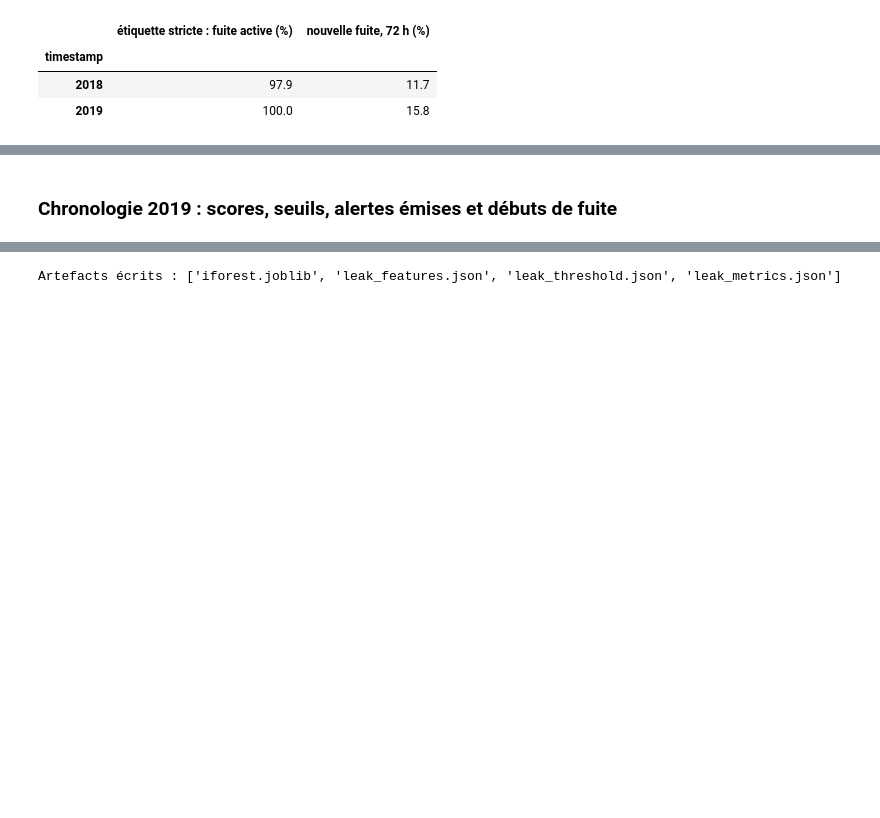
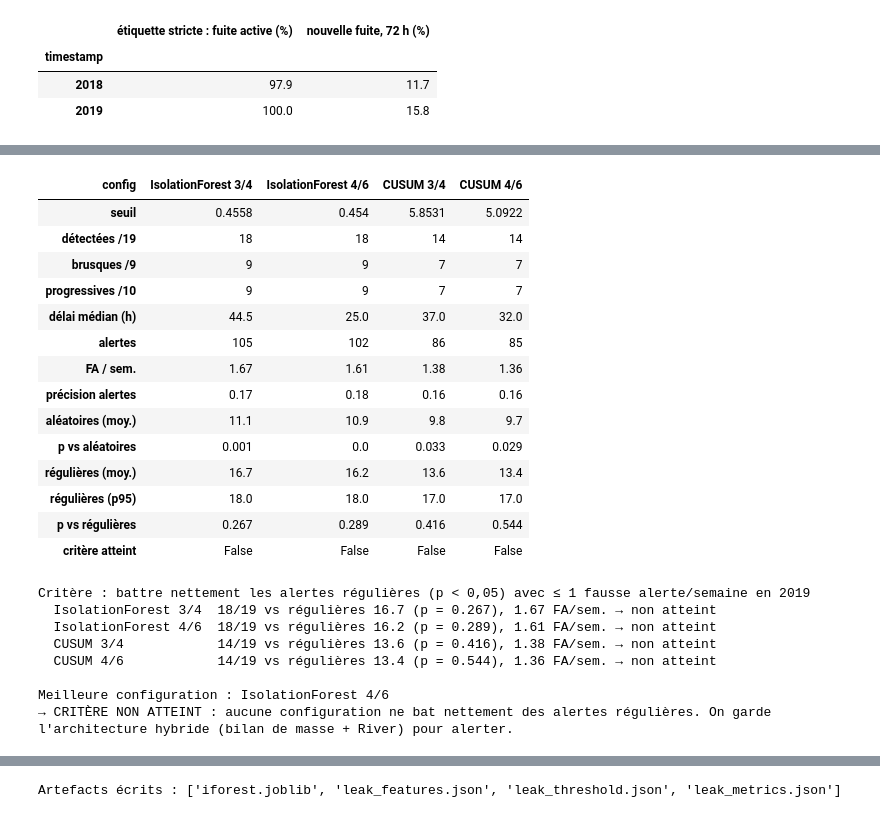
Before and after one commit to isragh11/kizuna_project, a Jupyter notebook: notebooks/03_leak_detection_battledim.ipynb, the cells around one changed output, grey strips where cells are left out. Saved outputs shown, nothing was run; the diff lists cells and outputs as text; code cells hidden in the pictures; blank space fills up the shorter version.

```diff
--- a/notebooks/03_leak_detection_battledim.ipynb
+++ b/notebooks/03_leak_detection_battledim.ipynb
@@ -472,13 +479,0 @@ Méthode la plus performante sur 2019 : IsolationForest
-# %%
-# Sensibilité au budget de fausses alertes (seuil recalé sur la validation à chaque fois)
-rows = []
-for budget in [0.5, 1.0, 2.0]:
-    for name, sc in SCORES.items():
-        thr_b, _ = calibrate(sc, budget)
-        m, _ = evaluate_alerts(incident_alerts(sc, thr_b), "test")
-        rows.append({"budget FA/sem. (val)": budget, "méthode": name, "détectées": m["detected"],
-                     "brusques": m["detected_abrupt"], "progressives": m["detected_incipient"],
-                     "FA/sem. (test)": round(m["fa_per_week"], 2),
-                     "délai médian (h)": round(m["median_delay_h"], 1)})
-budget_table = pd.DataFrame(rows).set_index(["budget FA/sem. (val)", "méthode"])
-budget_table
@@ -534,2 +480,54 @@ Détail par fuite — IsolationForest
-# %% [markdown]
-### Chronologie 2019 : scores, seuils, alertes émises et débuts de fuite
+# %%
+def row(key: str) -> dict:
+    m = results[key]["test"]
+    return {
+        "config": key, "seuil": round(thresholds[key], 4),
+        "détectées /19": m["detected"], "brusques /9": m["detected_abrupt"], "progressives /10": m["detected_incipient"],
+        "délai médian (h)": round(m["median_delay_h"], 1), "alertes": m["n_alerts"],
+        "FA / sem.": round(m["fa_per_week"], 2), "précision alertes": round(m["alert_precision"], 2),
+        "aléatoires (moy.)": round(m["aléatoires_mean"], 1), "p vs aléatoires": round(m["p_vs_aléatoires"], 3),
+        "régulières (moy.)": round(m["régulières_mean"], 1), "régulières (p95)": m["régulières_p95"],
+        "p vs régulières": round(m["p_vs_régulières"], 3), "critère atteint": m["success"],
+    }
+
+
+table = pd.DataFrame([row(k) for k in results]).set_index("config")
+display(table.T)
+
+successes = [k for k in results if results[k]["test"]["success"]]
+BEST = max(results, key=lambda k: (results[k]["test"]["success"], results[k]["test"]["detected"]
+                                   - results[k]["test"]["régulières_mean"], -results[k]["test"]["fa_per_week"]))
+CRITERION_MET = bool(successes)
+print("\nCritère : battre nettement les alertes régulières (p < 0,05) avec ≤ 1 fausse alerte/semaine en 2019")
+for k in results:
+    m = results[k]["test"]
+    print(f"  {k:20s} {m['detected']:2d}/19 vs régulières {m['régulières_mean']:.1f} (p = {m['p_vs_régulières']:.3f}), "
+          f"{m['fa_per_week']:.2f} FA/sem. → {'ATTEINT' if m['success'] else 'non atteint'}")
+print(f"\nMeilleure configuration : {BEST}")
+print("→ CRITÈRE ATTEINT" if CRITERION_MET else
+      "→ CRITÈRE NON ATTEINT : aucune configuration ne bat nettement des alertes régulières. "
+      "On garde l'architecture hybride (bilan de masse + River) pour alerter.")
+# %% [output]
+| config | IsolationForest 3/4 | IsolationForest 4/6 | CUSUM 3/4 | CUSUM 4/6 |
+| seuil | 0.4558 | 0.454 | 5.8531 | 5.0922 |
+| détectées /19 | 18 | 18 | 14 | 14 |
+| brusques /9 | 9 | 9 | 7 | 7 |
+| progressives /10 | 9 | 9 | 7 | 7 |
+| délai médian (h) | 44.5 | 25.0 | 37.0 | 32.0 |
+| alertes | 105 | 102 | 86 | 85 |
+| FA / sem. | 1.67 | 1.61 | 1.38 | 1.36 |
+| précision alertes | 0.17 | 0.18 | 0.16 | 0.16 |
+| aléatoires (moy.) | 11.1 | 10.9 | 9.8 | 9.7 |
+| p vs aléatoires | 0.001 | 0.0 | 0.033 | 0.029 |
+| régulières (moy.) | 16.7 | 16.2 | 13.6 | 13.4 |
+| régulières (p95) | 18.0 | 18.0 | 17.0 | 17.0 |
+| p vs régulières | 0.267 | 0.289 | 0.416 | 0.544 |
+| critère atteint | False | False | False | False |
+Critère : battre nettement les alertes régulières (p < 0,05) avec ≤ 1 fausse alerte/semaine en 2019
+  IsolationForest 3/4  18/19 vs régulières 16.7 (p = 0.267), 1.67 FA/sem. → non atteint
+  IsolationForest 4/6  18/19 vs régulières 16.2 (p = 0.289), 1.61 FA/sem. → non atteint
+  CUSUM 3/4            14/19 vs régulières 13.6 (p = 0.416), 1.38 FA/sem. → non atteint
+  CUSUM 4/6            14/19 vs régulières 13.4 (p = 0.544), 1.36 FA/sem. → non atteint
+
+Meilleure configuration : IsolationForest 4/6
+→ CRITÈRE NON ATTEINT : aucune configuration ne bat nettement des alertes régulières. On garde l'architecture hybride (bilan de masse + River) pour alerter.
```
Also changed, not shown: parts of 26 cells of this notebook, 29 other files.
